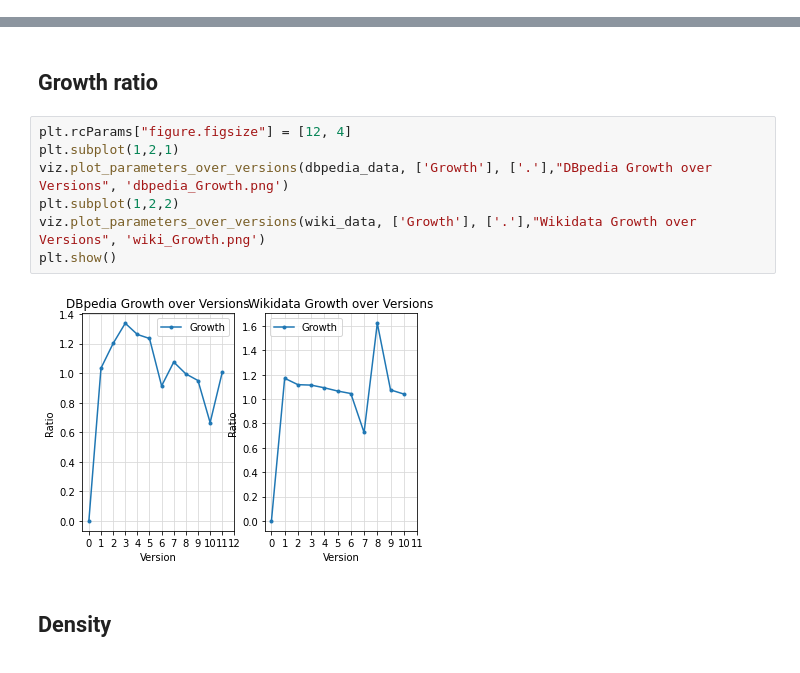
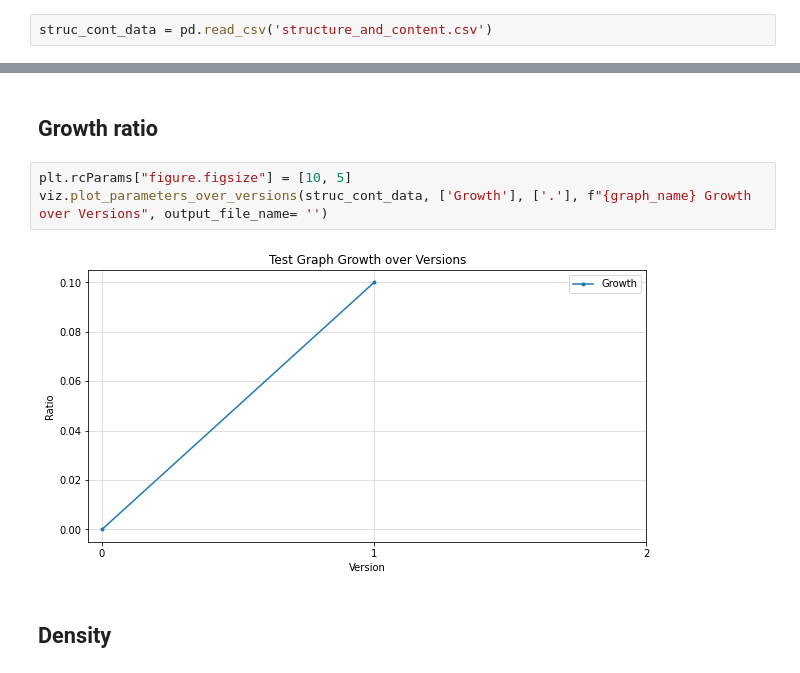
Before and after one commit to EBrandDV/P4, a Jupyter notebook: notebook.ipynb, the cells around one changed output, grey strips where cells are left out. Cells and saved outputs as stored; diff of their text form.

```diff
--- a/notebook.ipynb
+++ b/notebook.ipynb
@@ -13,0 +60,2 @@ import pywikibot
+# %%
+struc_cont_data = pd.read_csv('structure_and_content.csv')
@@ -48,14 +120,10 @@ viz.top_trends('Data/top_predicate.csv', 'Data/basics.csv', 'Wikidata', 'predica
 # Structural measures of evolution
 # %% [markdown]
 ## Growth ratio
-# %%
-plt.rcParams["figure.figsize"] = [12, 4]
-plt.subplot(1,2,1)
-viz.plot_parameters_over_versions(dbpedia_data, ['Growth'], ['.'],"DBpedia Growth over Versions", 'dbpedia_Growth.png')
-plt.subplot(1,2,2)
-viz.plot_parameters_over_versions(wiki_data, ['Growth'], ['.'],"Wikidata Growth over Versions", 'wiki_Growth.png')
-plt.show()
-# %% [output]
-[figure, removed]
+# %%
+plt.rcParams["figure.figsize"] = [10, 5]
+viz.plot_parameters_over_versions(struc_cont_data, ['Growth'], ['.'], f"{graph_name} Growth over Versions", output_file_name= '')
+# %% [output]
+[figure, added]
 # %% [markdown]
 ## Density
```
Also changed, not shown: parts of 36 cells of this notebook, 4 other files.
